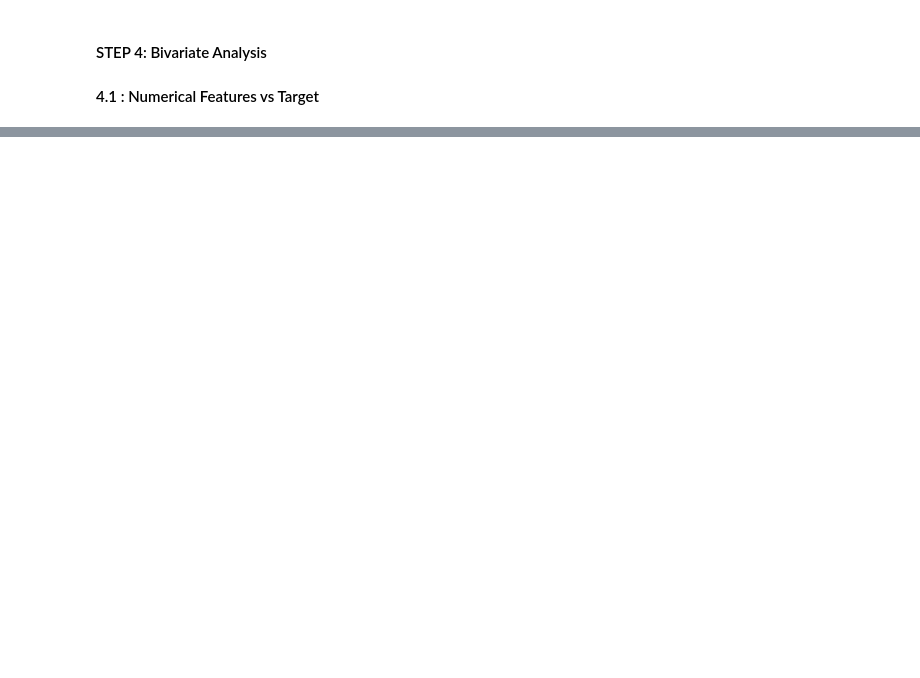
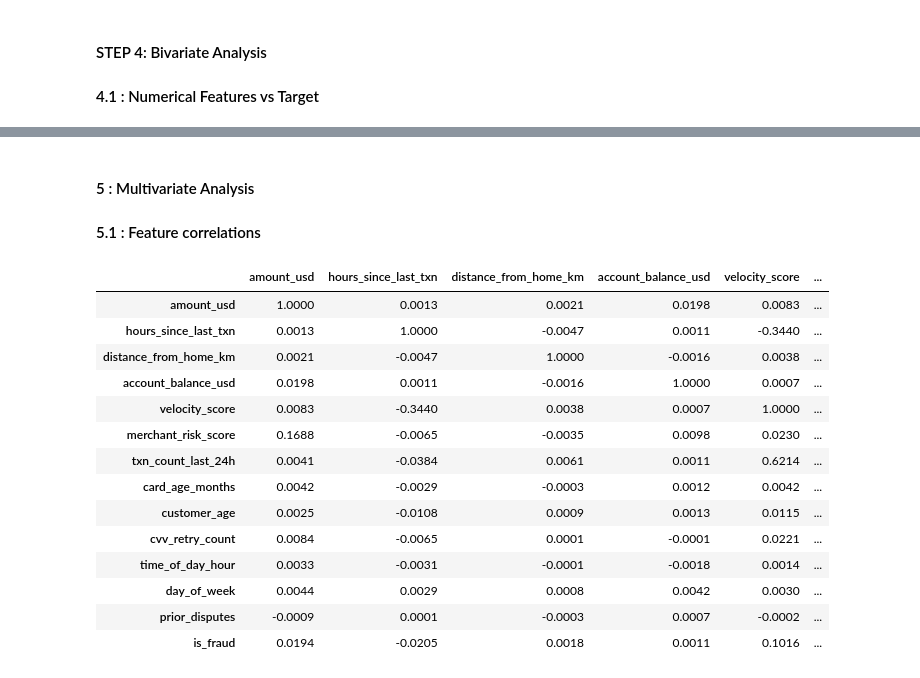
Before and after one commit to PravinMaleya/credit-card-fraud-detection, a Jupyter notebook: notebooks/01_eda.ipynb, the cells around one changed output, grey strips where cells are left out. Drawn from its saved outputs; the diff is of its cells as text; code cells hidden in the pictures; blank space fills up the shorter version.

```diff
--- a/notebooks/01_eda.ipynb
+++ b/notebooks/01_eda.ipynb
@@ -379,0 +666,4 @@ Name: proportion, dtype: float64
+# %% [markdown]
+#### 5 : Multivariate Analysis
+
+#### 5.1 : Feature correlations
@@ -379,0 +672,22 @@ Name: proportion, dtype: float64
+# %%
+correlation_cols = numerical_cols + ["is_fraud"]
+
+correlation_matrix = train_df[correlation_cols].corr()
+
+correlation_matrix
+# %% [output]
+|  | amount_usd | hours_since_last_txn | distance_from_home_km | account_balance_usd | velocity_score | ... |
+| amount_usd | 1.0000 | 0.0013 | 0.0021 | 0.0198 | 0.0083 | ... |
+| hours_since_last_txn | 0.0013 | 1.0000 | -0.0047 | 0.0011 | -0.3440 | ... |
+| distance_from_home_km | 0.0021 | -0.0047 | 1.0000 | -0.0016 | 0.0038 | ... |
+| account_balance_usd | 0.0198 | 0.0011 | -0.0016 | 1.0000 | 0.0007 | ... |
+| velocity_score | 0.0083 | -0.3440 | 0.0038 | 0.0007 | 1.0000 | ... |
+| merchant_risk_score | 0.1688 | -0.0065 | -0.0035 | 0.0098 | 0.0230 | ... |
+| txn_count_last_24h | 0.0041 | -0.0384 | 0.0061 | 0.0011 | 0.6214 | ... |
+| card_age_months | 0.0042 | -0.0029 | -0.0003 | 0.0012 | 0.0042 | ... |
+| customer_age | 0.0025 | -0.0108 | 0.0009 | 0.0013 | 0.0115 | ... |
+| cvv_retry_count | 0.0084 | -0.0065 | 0.0001 | -0.0001 | 0.0221 | ... |
+| time_of_day_hour | 0.0033 | -0.0031 | -0.0001 | -0.0018 | 0.0014 | ... |
+| day_of_week | 0.0044 | 0.0029 | 0.0008 | 0.0042 | 0.0030 | ... |
+| prior_disputes | -0.0009 | 0.0001 | -0.0003 | 0.0007 | -0.0002 | ... |
+| is_fraud | 0.0194 | -0.0205 | 0.0018 | 0.0011 | 0.1016 | ... |
```
Also changed, not shown: parts of 40 cells of this notebook, 2 other files.
